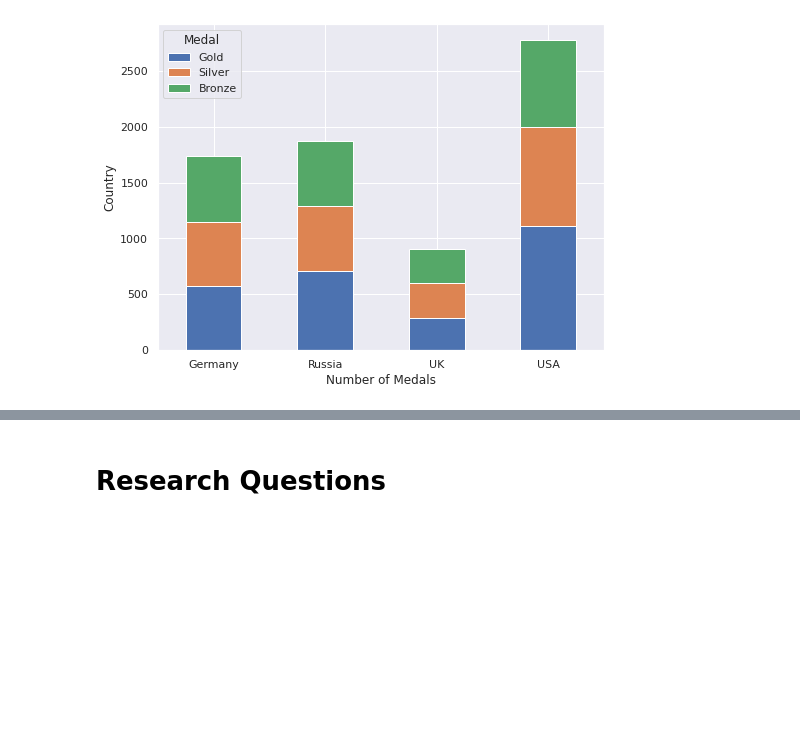
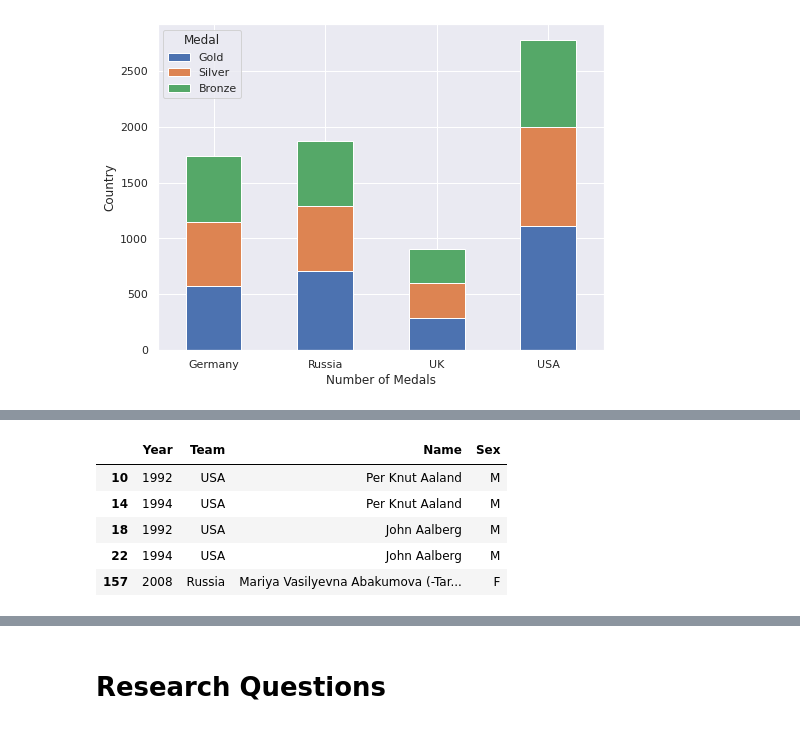
Before and after one commit to CSEN1095-W21/project-u8, a Jupyter notebook: cleaning.ipynb, the cells around one changed output, grey strips where cells are left out. Saved outputs shown, nothing was run; the diff lists cells and outputs as text; code cells hidden in the pictures; blank space fills up the shorter version.

```diff
--- a/cleaning.ipynb
+++ b/cleaning.ipynb
@@ -1050,0 +1095,9 @@ Text(0, 0.5, 'Country')
+# %%
+year_team_gender.head()
+# %% [output]
+|  | Year | Team | Name | Sex |
+| 10 | 1992 | USA | Per Knut Aaland | M |
+| 14 | 1994 | USA | Per Knut Aaland | M |
+| 18 | 1992 | USA | John Aalberg | M |
+| 22 | 1994 | USA | John Aalberg | M |
+| 157 | 2008 | Russia | Mariya Vasilyevna Abakumova (-Tar... | F |
```
Also changed, not shown: parts of 12 cells of this notebook.
